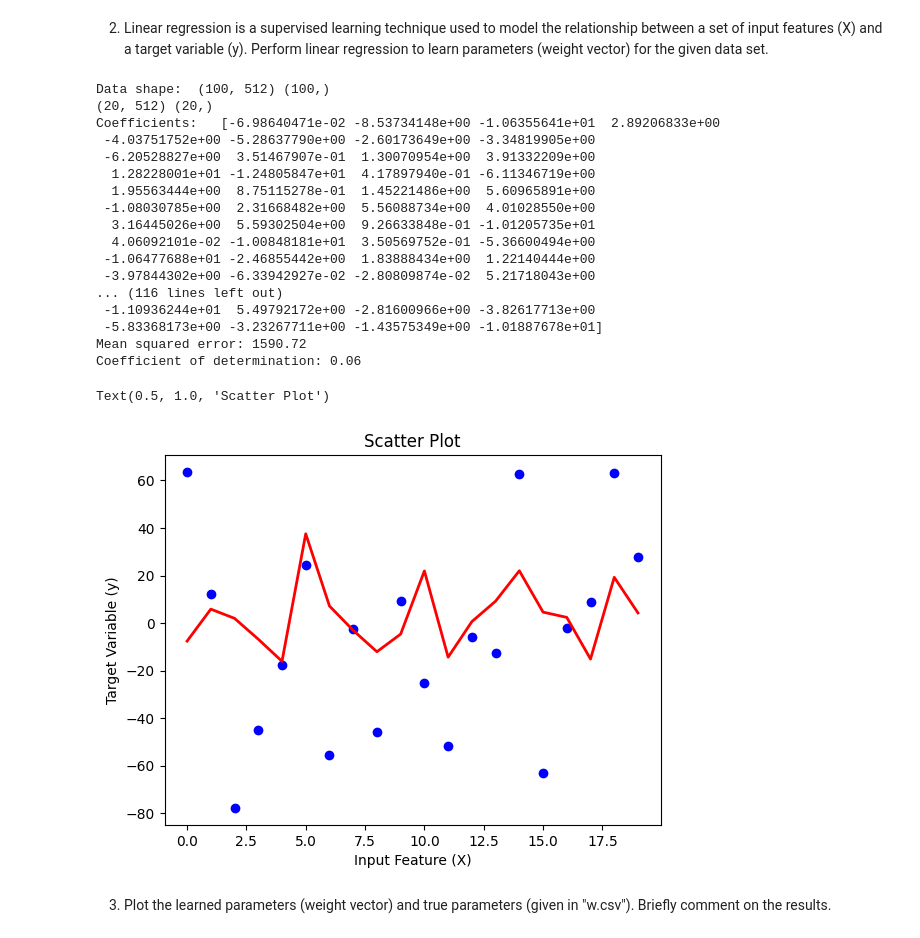
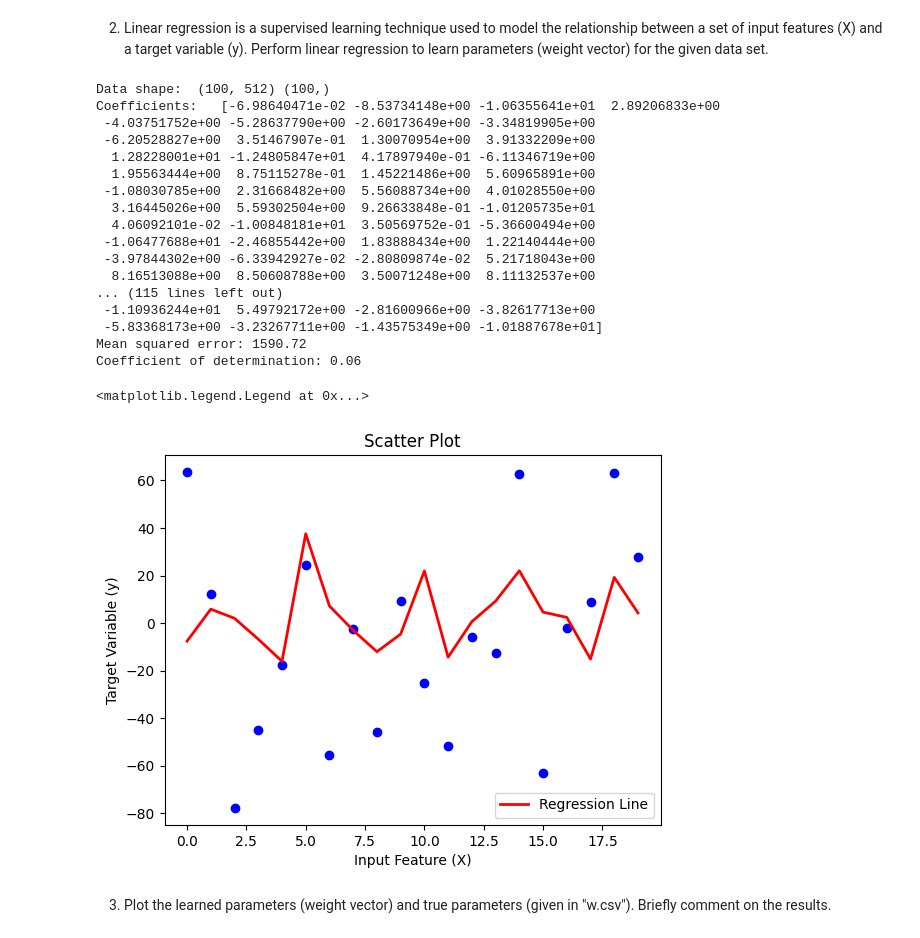
Before and after one commit to kumudu12/EN5870, a Jupyter notebook: Assignment_01_on_Linear_Regression.ipynb, the cells around one changed output. Drawn from its saved outputs; the diff is of its cells as text; code cells hidden in the pictures.

```diff
--- a/Assignment_01_on_Linear_Regression.ipynb
+++ b/Assignment_01_on_Linear_Regression.ipynb
@@ -62,9 +62,8 @@ df_X_test = df_X[-20:]
 #Split the targets into training/testing sets
 df_y_train = df_y[:-20]
 df_y_test = df_y[-20:]
-print( df_X_test.shape, df_y_test.shape)
 
-#Create linear regression object
+#Create linear regression model
 regr = linear_model.LinearRegression()
 
 #Train the model
@@ -81,7 +80,6 @@ print("Mean squared error: %.2f" %mean_squared_error(df_y_test, df_y_pred))
 print("Coefficient of determination: %.2f" % r2_score(df_y_test, df_y_pred))
 # %% [output]
 Data shape:  (100, 512) (100,)
-(20, 512) (20,)
 Coefficients:   [-6.98640471e-02 -8.53734148e+00 -1.06355641e+01  2.89206833e+00
  -4.03751752e+00 -5.28637790e+00 -2.60173649e+00 -3.34819905e+00
  -6.20528827e+00  3.51467907e-01  1.30070954e+00  3.91332209e+00
@@ -92,7 +90,8 @@ Coefficients:   [-6.98640471e-02 -8.53734148e+00 -1.06355641e+01  2.89206833e+00
   4.06092101e-02 -1.00848181e+01  3.50569752e-01 -5.36600494e+00
  -1.06477688e+01 -2.46855442e+00  1.83888434e+00  1.22140444e+00
  -3.97844302e+00 -6.33942927e-02 -2.80809874e-02  5.21718043e+00
-... (116 lines left out)
+  8.16513088e+00  8.50608788e+00  3.50071248e+00  8.11132537e+00
+... (115 lines left out)
  -1.10936244e+01  5.49792172e+00 -2.81600966e+00 -3.82617713e+00
  -5.83368173e+00 -3.23267711e+00 -1.43575349e+00 -1.01887678e+01]
 Mean squared error: 1590.72
@@ -100,14 +99,15 @@ Coefficient of determination: 0.06
 # %%
 #Scatter plot
 df_X_test=np.arange(0,len(df_X_test),1)
 plt.scatter(df_X_test,df_y_test,color='blue')
-plt.plot(df_X_test,df_y_pred,color='red',linewidth=2)
+plt.plot(df_X_test,df_y_pred,color='red',linewidth=2, label = 'Regression Line')
 plt.xlabel('Input Feature (X)')
 plt.ylabel('Target Variable (y)')
 plt.title('Scatter Plot')
+plt.legend()
 # %% [output]
-Text(0.5, 1.0, 'Scatter Plot')
+<matplotlib.legend.Legend at 0x...>
-[figure, old version]
+[figure, new version]
 # %% [markdown]
 3.  Plot the learned parameters (weight vector) and true parameters (given in "w.csv").
 Briefly comment on the results.
```
Also changed, not shown: parts of 15 cells of this notebook.
